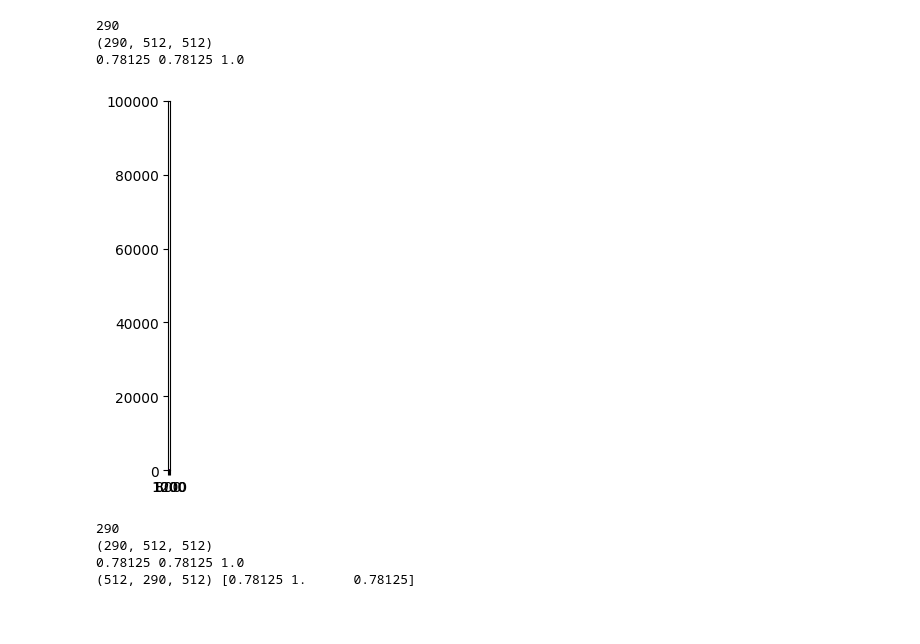
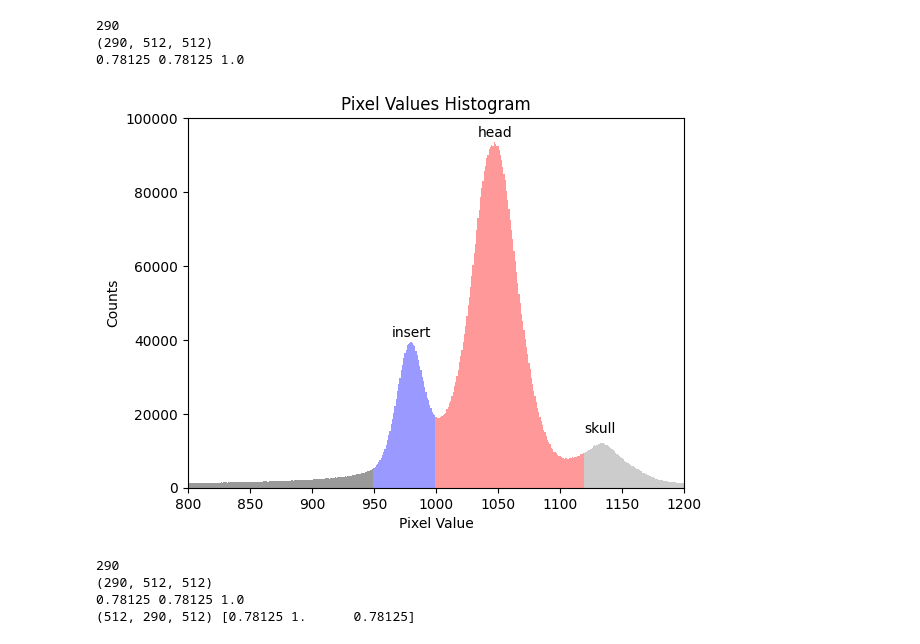
Before and after one commit to burrito246897531/TPPTvis, a Jupyter notebook: testing.ipynb, the cells around one changed output. Cells and saved outputs as stored; diff of their text form; code cells hidden in the pictures; blank space fills up the shorter version.

```diff
--- a/testing.ipynb
+++ b/testing.ipynb
@@ -202,13 +202,23 @@ print(np.unique(img))
 (290, 512, 512)
 0.78125 0.78125 1.0
 # %%
-hist = np.histogram(volume.flatten(), bins = np.max(volume))
-plt.imshow(hist)
+hist, bin_edges = np.histogram(volume.flatten(), bins = np.max(volume))
+plt.bar(bin_edges[:-1][:950], hist[:950], width = 1.01, color = 'black', alpha = 0.4)
+plt.bar(bin_edges[:-1][950:1000], hist[950:1000], width = 1.01, color = 'blue', alpha = 0.4)
+plt.bar(bin_edges[:-1][1000:1120], hist[1000:1120], width = 1.01, color = 'red', alpha = 0.4)
+plt.bar(bin_edges[:-1][1120:], hist[1120:], width = 1.01, color = 'gray', alpha = 0.4)
+plt.text(980, 42000, 'insert', fontsize = 10, ha = 'center', va = 'center')
+plt.text(1048, 96000, 'head', fontsize = 10, ha = 'center', va = 'center')
+plt.text(1132, 16000, 'skull', fontsize = 10, ha = 'center', va = 'center')
+
+plt.xlabel('Pixel Value')
+plt.ylabel('Counts')
+plt.title('Pixel Values Histogram')
 plt.xlim(800, 1200)
 plt.ylim(0, 100000)
 plt.show()
 # %% [output]
-[figure, old version]
+[figure, new version]
 # %%
 import pydicom
 import numpy as np
```
Also changed, not shown: parts of 3 cells of this notebook, 11 other files.
